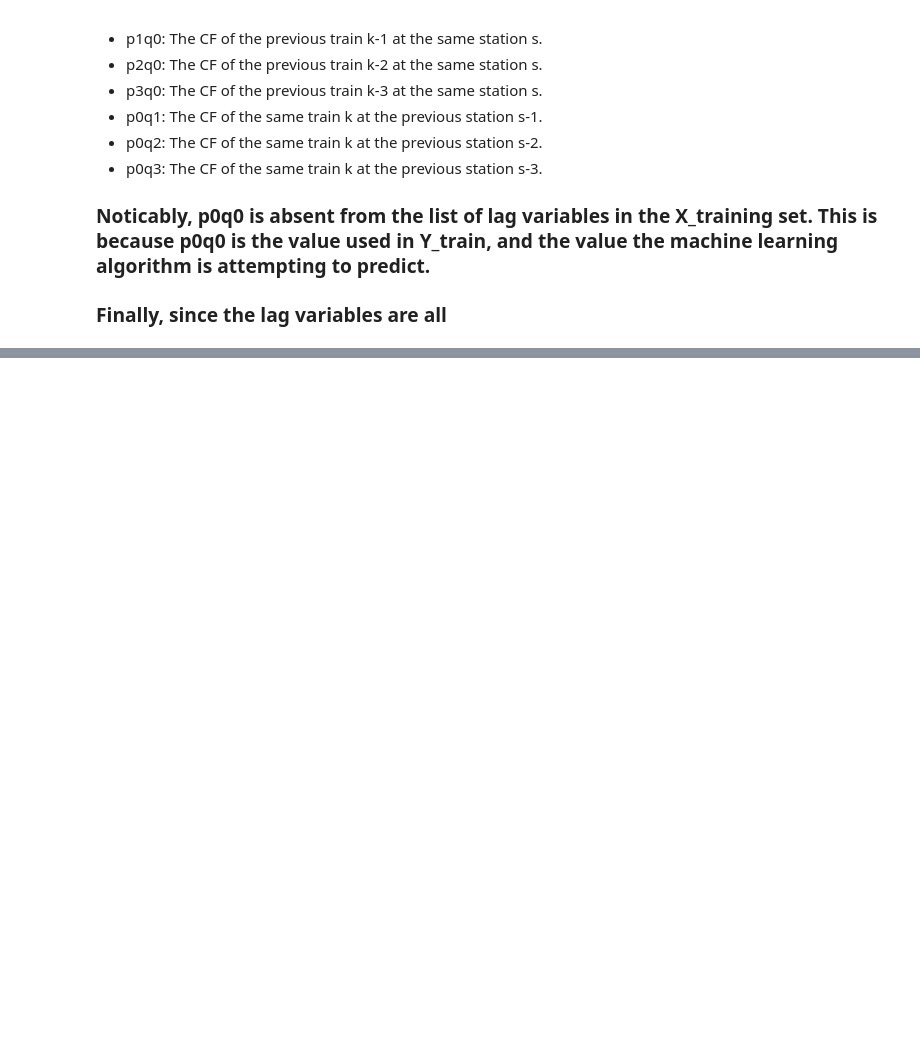
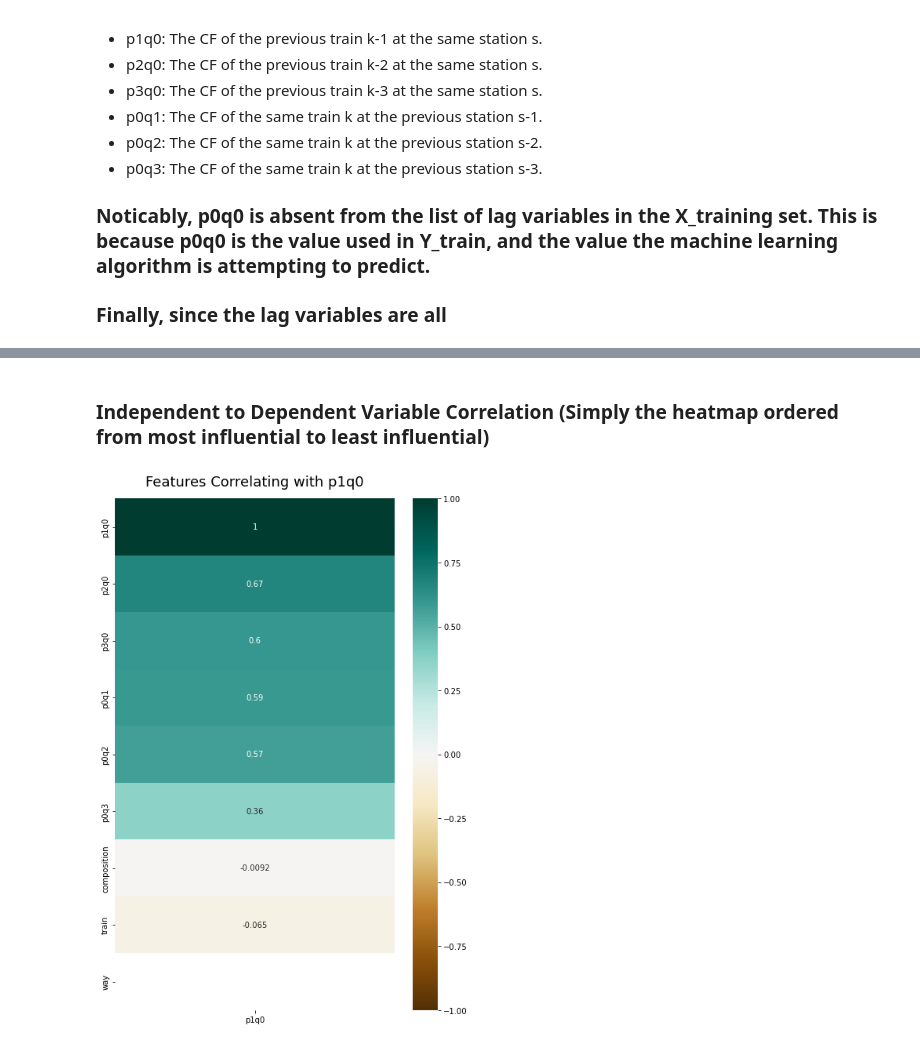
Before and after one commit to BlueMonkeyQ/Train-Forcasting, a Jupyter notebook: daniel_eda.ipynb, the cells around one changed output, grey strips where cells are left out. Saved outputs shown, nothing was run; the diff lists cells and outputs as text; code cells hidden in the pictures; blank space fills up the shorter version.

```diff
--- a/daniel_eda.ipynb
+++ b/daniel_eda.ipynb
@@ -197,0 +359,9 @@ print("Number of p0q3 values that are not defined: " + str(p0q3NAN) + " / " + st
+# %% [markdown]
+### Independent to Dependent Variable Correlation (Simply the heatmap ordered from most influential to least influential)
+# %%
+Xtrain.corr()[['p1q0']].sort_values(by='p1q0', ascending=False)
+plt.figure(figsize=(8, 12))
+heatmap = sns.heatmap(Xtrain.corr()[['p1q0']].sort_values(by='p1q0', ascending=False), vmin=-1, vmax=1, annot=True, cmap='BrBG')
+heatmap.set_title('Features Correlating with p1q0', fontdict={'fontsize':18}, pad=16);
+# %% [output]
+[figure, added]
```
Also changed, not shown: parts of 20 cells of this notebook, 1 other file.
